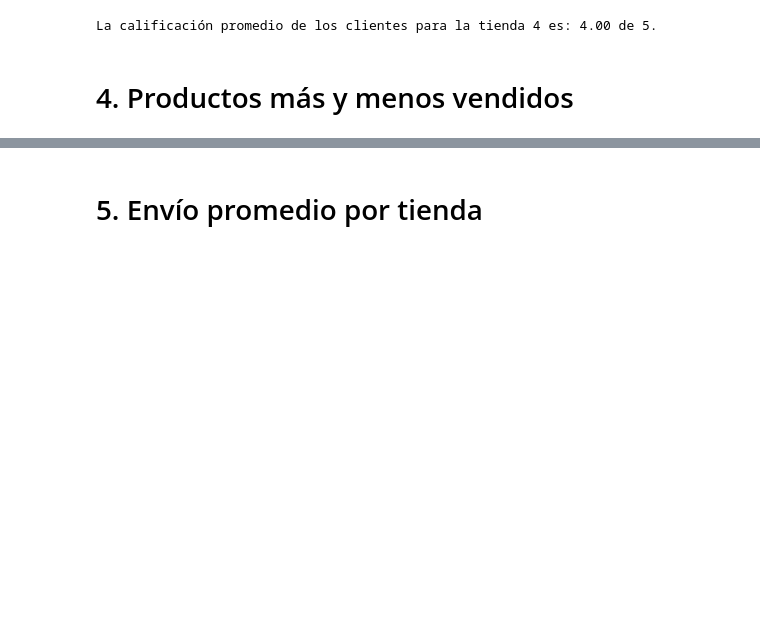
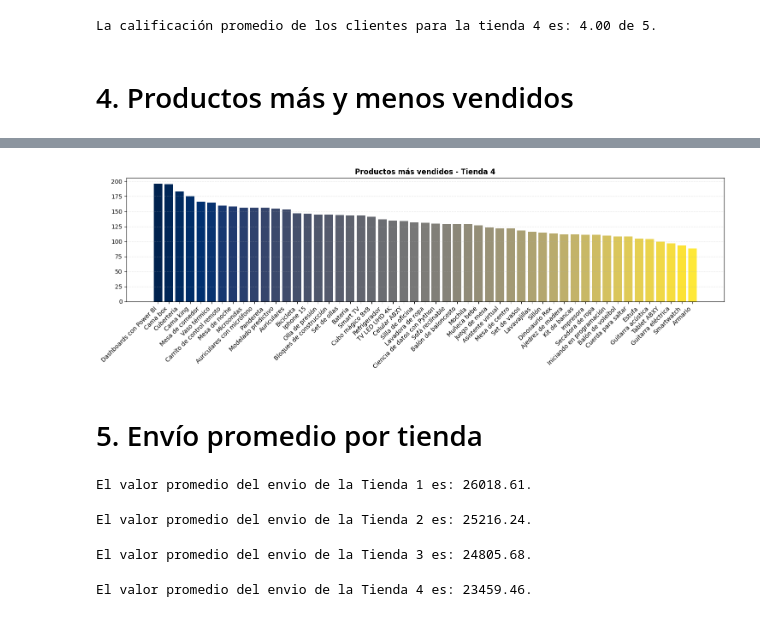
Before and after one commit to DaniGa-Mo/Challenge_Alura_Store, a Jupyter notebook: AluraStoreLatam_.ipynb, the cells around one changed output, grey strips where cells are left out. Drawn from its saved outputs; the diff is of its cells as text; code cells hidden in the pictures; blank space fills up the shorter version.

```diff
--- a/AluraStoreLatam_.ipynb
+++ b/AluraStoreLatam_.ipynb
@@ -134,2 +220,43 @@ La calificación promedio de los clientes para la tienda 4 es: 4.00 de 5.
+# %%
+# Tienda 4
+# Agrupación de las cantidades de productos vendidos.
+vendidos4 = tienda4.groupby('Producto')['Cantidad de cuotas'].sum().sort_values(ascending=False).reset_index()
+
+# Generar colores de la paleta cividis.
+cmap = colormaps['cividis'].resampled(len(vendidos4))
+colores = [cmap(i) for i in range(len(vendidos4))]
+
+# Gráfico.
+plt.figure(figsize=(15,5))
+plt.bar(vendidos4['Producto'], vendidos4['Cantidad de cuotas'], color=colores)
+plt.title('Productos más vendidos - Tienda 4',fontsize=12, weight='bold')
+plt.xticks(rotation=45, ha='right')
+plt.xlabel('')
+plt.ylabel('')
+plt.grid(axis='y', linestyle='--', alpha=0.3)
+plt.tight_layout()
+plt.show()
+# %% [output]
+[figure, added]
 # %% [markdown]
 # 5. Envío promedio por tienda
+# %%
+# Tienda 1.
+print(f"El valor promedio del envio de la Tienda 1 es: {round(tienda['Costo de envío'].mean(),2)}.")
+# %% [output]
+El valor promedio del envio de la Tienda 1 es: 26018.61.
+# %%
+# Tienda 2.
+print(f"El valor promedio del envio de la Tienda 2 es: {round(tienda2['Costo de envío'].mean(),2)}.")
+# %% [output]
+El valor promedio del envio de la Tienda 2 es: 25216.24.
+# %%
+# Tienda 3.
+print(f"El valor promedio del envio de la Tienda 3 es: {round(tienda3['Costo de envío'].mean(),2)}.")
+# %% [output]
+El valor promedio del envio de la Tienda 3 es: 24805.68.
+# %%
+# Tienda 4.
+print(f"El valor promedio del envio de la Tienda 4 es: {round(tienda4['Costo de envío'].mean(),2)}.")
+# %% [output]
+El valor promedio del envio de la Tienda 4 es: 23459.46.
```
Also changed, not shown: parts of 9 cells of this notebook.
